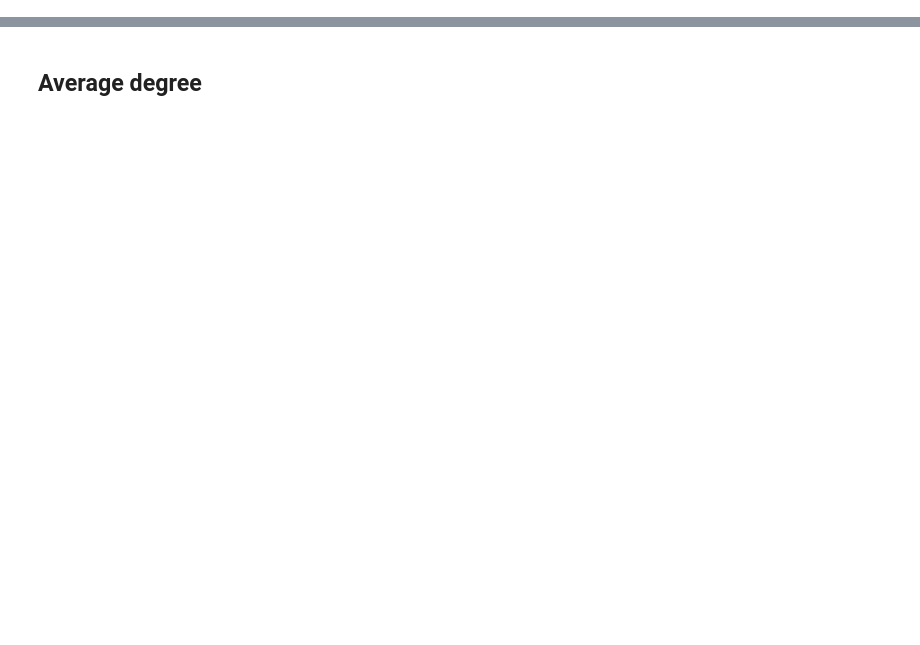
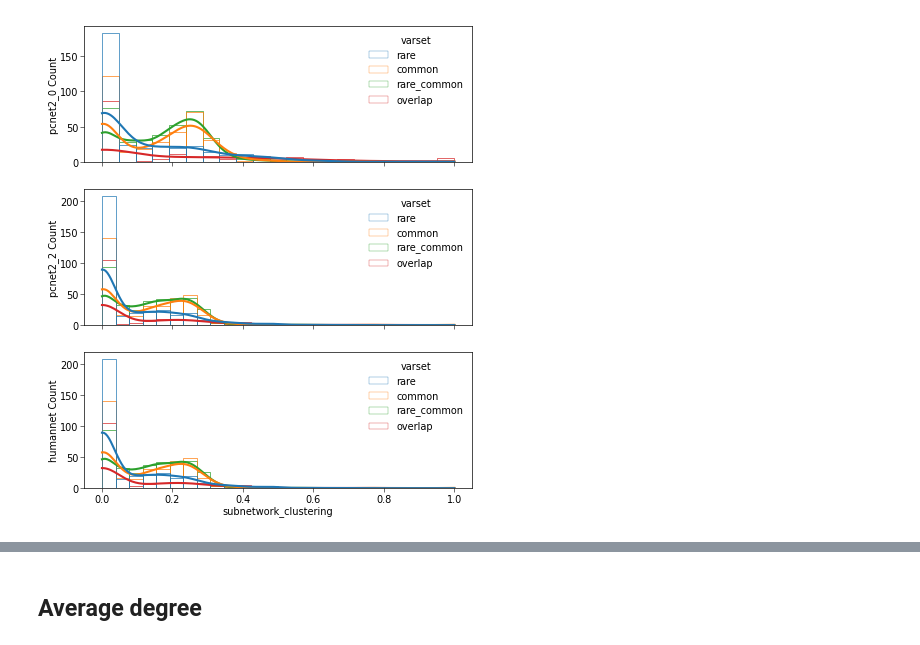
Before and after one commit to sarah-n-wright/CARVA, a Jupyter notebook: Notebooks/GenesetFeatures.ipynb, the cells around one changed output, grey strips where cells are left out. Drawn from its saved outputs; the diff is of its cells as text; code cells hidden in the pictures; blank space fills up the shorter version.

```diff
--- a/Notebooks/GenesetFeatures.ipynb
+++ b/Notebooks/GenesetFeatures.ipynb
@@ -10,0 +98,4 @@ import ndex2
+# %%
+plot_histograms_by_network(results_df, networks, 'subnetwork_clustering')
+# %% [output]
+[figure, added]
```
Also changed, not shown: parts of 72 cells of this notebook, 57 other files.
